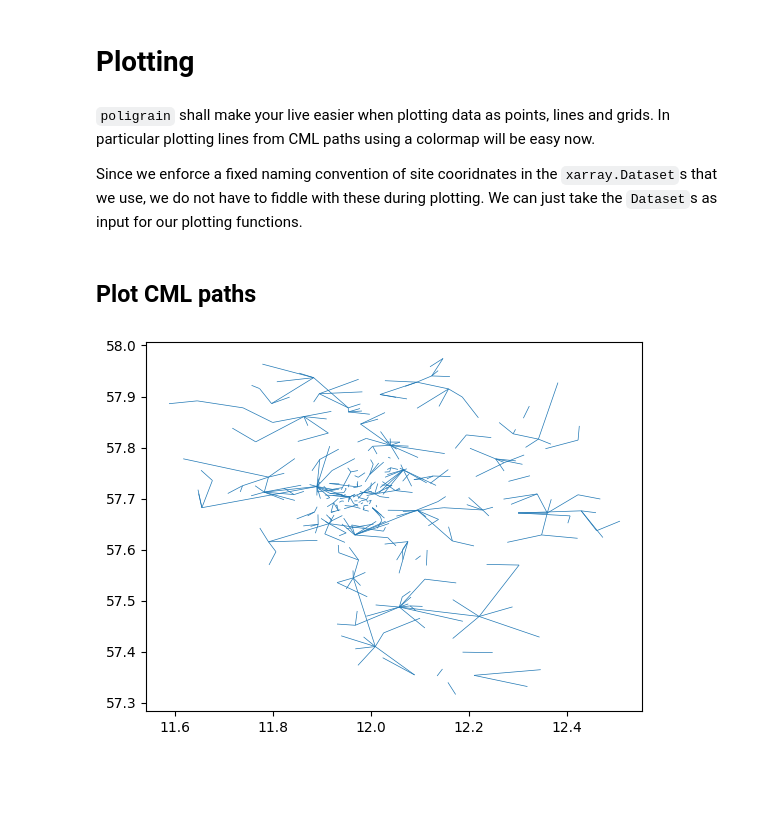
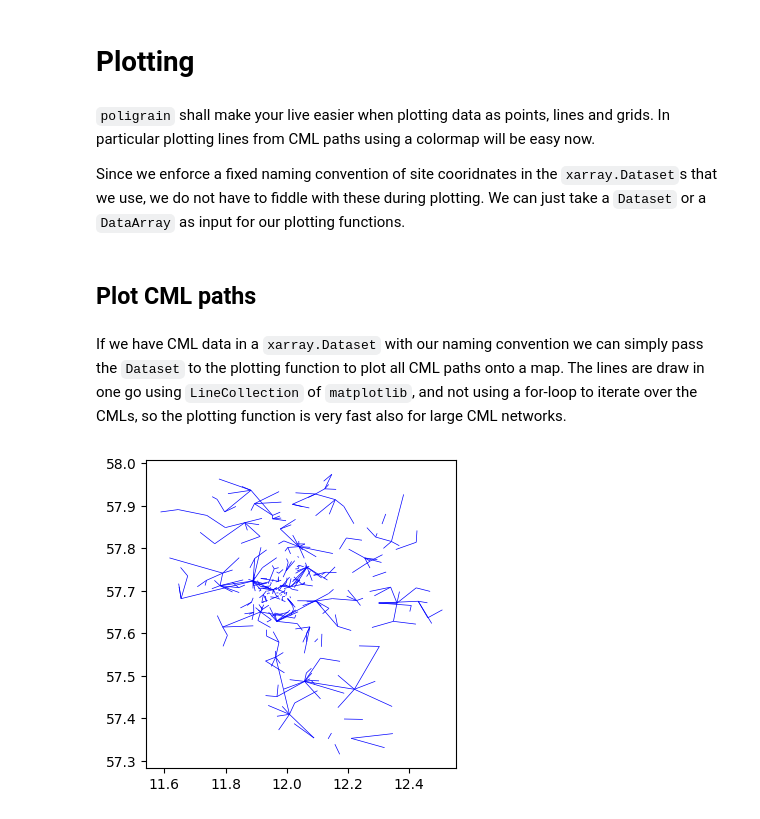
Before and after one commit to OpenSenseAction/poligrain, a Jupyter notebook: docs/notebooks/Plotting.ipynb, the cells around one changed output. Drawn from its saved outputs; the diff is of its cells as text; code cells hidden in the pictures; blank space fills up the shorter version.

```diff
--- a/docs/notebooks/Plotting.ipynb
+++ b/docs/notebooks/Plotting.ipynb
@@ -3,5 +6,5 @@
 # %% [markdown]
 `poligrain` shall make your live easier when plotting data as points, lines and grids. In particular plotting lines from CML paths using a colormap will be easy now.
 
-Since we enforce a fixed naming convention of site cooridnates in the `xarray.Dataset`s that we use, we do not have to fiddle with these during plotting. We can just take the `Dataset`s as input for our plotting functions.
+Since we enforce a fixed naming convention of site cooridnates in the `xarray.Dataset`s that we use, we do not have to fiddle with these during plotting. We can just take a `Dataset` or a `DataArray` as input for our plotting functions.
 # %%
@@ -10,8 +14,12 @@ import xarray as xr
 import poligrain as plg
 # %% [markdown]
 ## Plot CML paths
+# %% [markdown]
+If we have CML data in a `xarray.Dataset` with our naming convention we can simply pass the `Dataset` to the plotting function to plot all CML paths onto a map. The lines are draw in one go using `LineCollection` of `matplotlib`, and not using a for-loop to iterate over the CMLs, so the plotting function is very fast also for large CML networks.
 # %%
 ds_cmls = xr.open_dataset("../../tests/test_data/openMRG_CML_180minutes.nc")
-plg.plot_map.plot_lines(ds_cmls, linewidth=0.5);
+
+fig, ax = plt.subplots(figsize=(4, 4))
+lines = plg.plot_map.plot_lines(ds_cmls, line_width=0.5, ax=ax, line_color="b");
 # %% [output]
-[figure, old version]
+[figure, new version]
```
Also changed, not shown: parts of 12 cells of this notebook, 3 other files.
